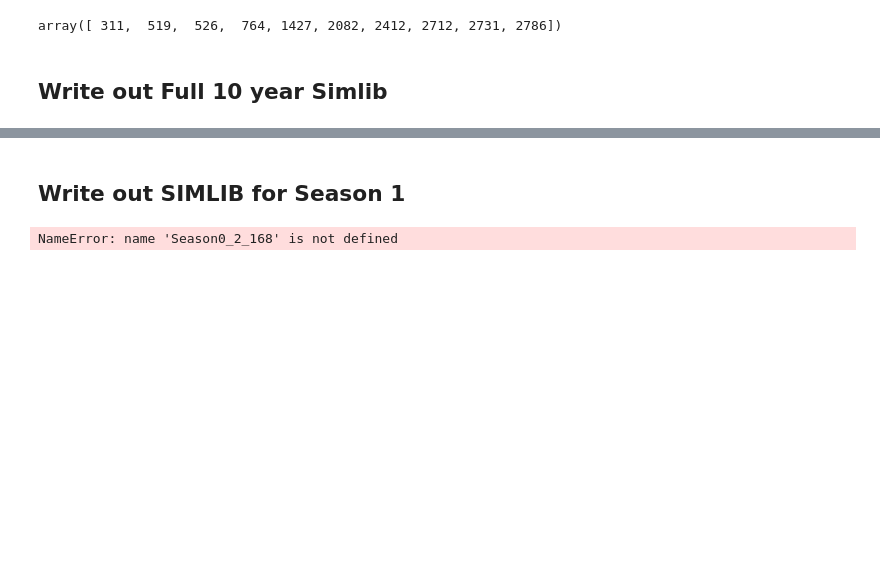
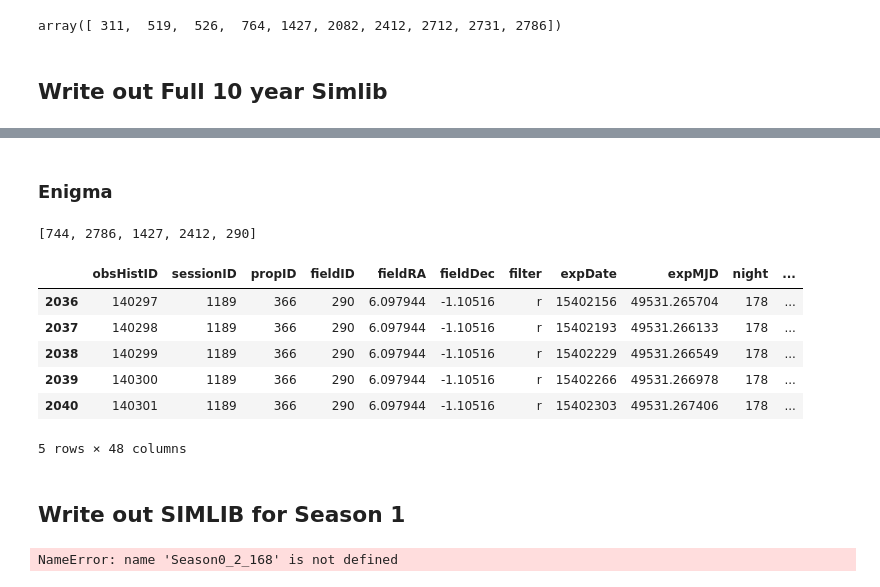
Before and after one commit to LSSTDESC/OpSimSummary, a Jupyter notebook: example/ExampleSimlib.ipynb, the cells around one changed output, grey strips where cells are left out. Cells and saved outputs as stored; diff of their text form; code cells hidden in the pictures; blank space fills up the shorter version.

```diff
--- a/example/ExampleSimlib.ipynb
+++ b/example/ExampleSimlib.ipynb
@@ -142,5 +155,23 @@ OpSim_2_168_DeepFull.fieldheader(519)
 # %%
 OpSim_2_168_DeepFull.writeSimlib('OpSim_2.168.DEEP.Full')
+# %% [markdown]
+### Enigma
+# %%
+EnigmaDeepSummary = so.SummaryOpsim(EnigmaDeep)
+# %%
+EnigmaDeepSummary.fieldIds
+# %% [output]
+[744, 2786, 1427, 2412, 290]
+# %%
+EnigmaDeepSummary.simlib(290).head()
+# %% [output]
+|  | obsHistID | sessionID | propID | fieldID | fieldRA | fieldDec | filter | expDate | expMJD | night | ... |
+| 2036 | 140297 | 1189 | 366 | 290 | 6.097944 | -1.10516 | r | 15402156 | 49531.265704 | 178 | ... |
+| 2037 | 140298 | 1189 | 366 | 290 | 6.097944 | -1.10516 | r | 15402193 | 49531.266133 | 178 | ... |
+| 2038 | 140299 | 1189 | 366 | 290 | 6.097944 | -1.10516 | r | 15402229 | 49531.266549 | 178 | ... |
+| 2039 | 140300 | 1189 | 366 | 290 | 6.097944 | -1.10516 | r | 15402266 | 49531.266978 | 178 | ... |
+| 2040 | 140301 | 1189 | 366 | 290 | 6.097944 | -1.10516 | r | 15402303 | 49531.267406 | 178 | ... |
+5 rows × 48 columns
 # %% [markdown]
 ## Write out SIMLIB for Season 1
 # %%
```
Also changed, not shown: parts of 13 cells of this notebook, 2 other files.
